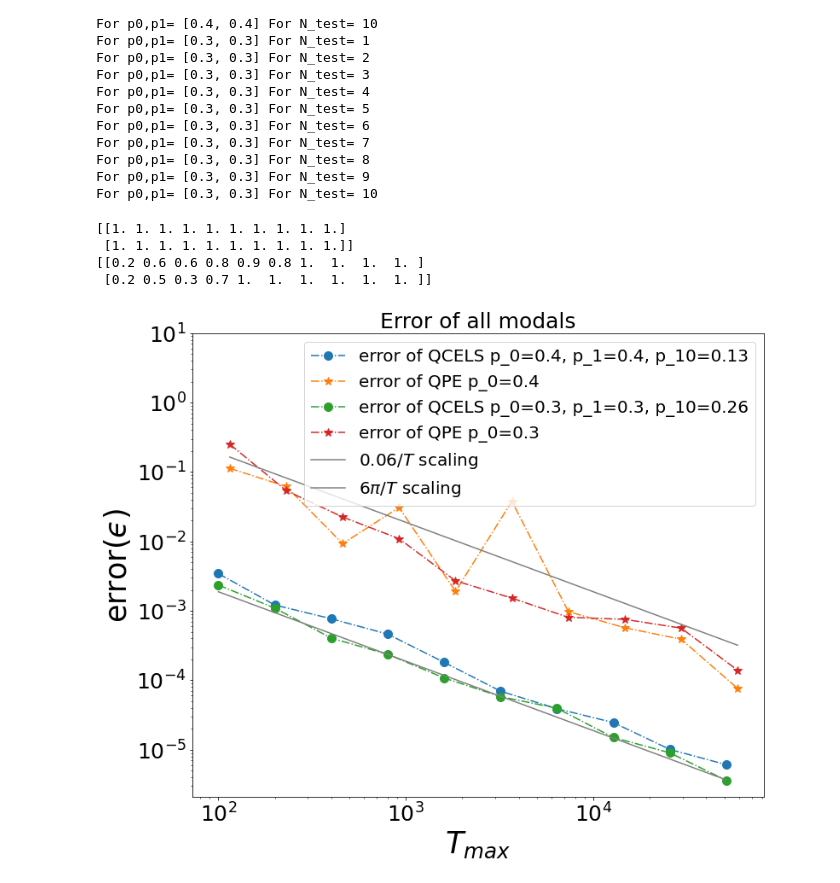
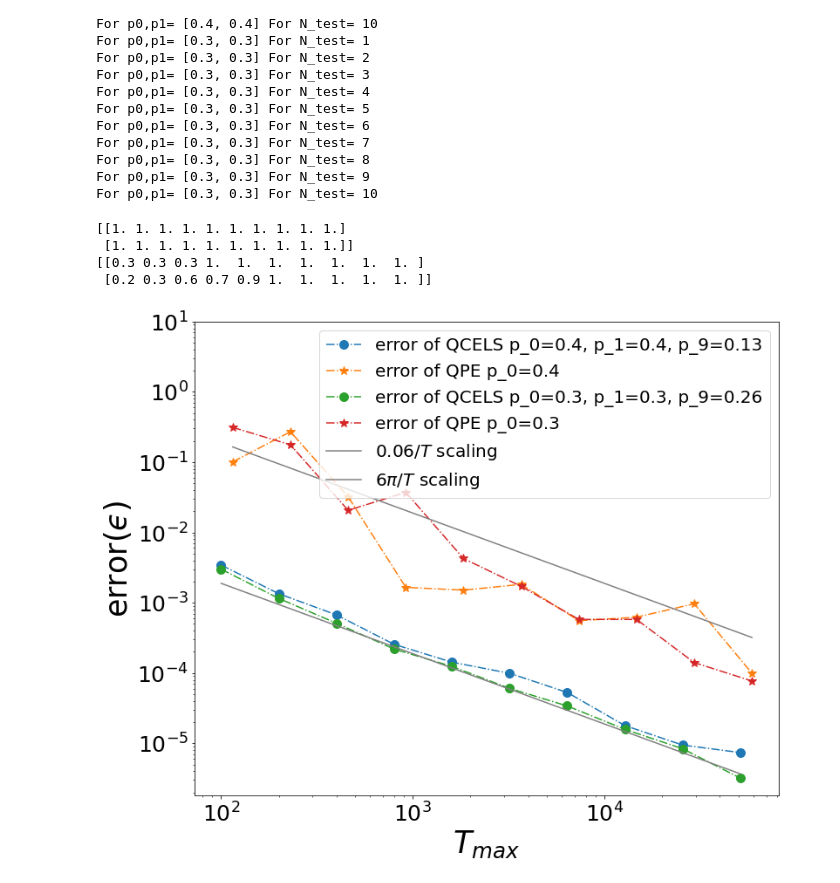
Before and after one commit to zhiyanding/MM-QCELS, a Jupyter notebook: compare_QCELS_QPE_tfim_8sites.ipynb, the cells around one changed output. Cells and saved outputs as stored; diff of their text form; code cells hidden in the pictures.

```diff
--- a/compare_QCELS_QPE_tfim_8sites.ipynb
+++ b/compare_QCELS_QPE_tfim_8sites.ipynb
@@ -46,7 +46,7 @@ plt.plot(spectrum, population,'b-o');plt.show()
 [figure]
 # %%
 p0_array = np.array([0.4,0.3], dtype='float') #initial overlap with the first eigenvector
-p1_array=np.array([0.4,0.3], dtype='float') #initial overlap with the second eigenvector
+p1_array=np.array([0.3,0.3], dtype='float') #initial overlap with the second eigenvector
 p9_array=np.array([0,0], dtype='float')
 T_gap = 115
 N_test_QCELS = 10  #number of different circuit depths for QCELS test
@@ -145,48 +145,46 @@ print(rate_success_QCELS)
 print(rate_success_QPE)
 fig1=plt.figure(figsize=(12,10))
 plt.plot(max_T_QCELS[0,:],err_QCELS[0,:],linestyle="-.",marker="o",
-         label="error of QCELS p_0={}, p_1={}, p_10={}".format(p0_array[0],p1_array[0],p9_array[0]))
+         label="error of QCELS p_0={}, p_1={}, p_9={}".format(p0_array[0],p1_array[0],p9_array[0]))
 plt.plot(T_list_QPE,err_QPE[0,:],linestyle="-.",marker="*",
          label="error of QPE p_0={}".format(p0_array[0]))
 plt.plot(max_T_QCELS[1,:],err_QCELS[1,:],linestyle="-.",marker="o",
-         label="error of QCELS p_0={}, p_1={}, p_10={}".format(p0_array[1],p1_array[1],p9_array[1]))
+         label="error of QCELS p_0={}, p_1={}, p_9={}".format(p0_array[1],p1_array[1],p9_array[1]))
 plt.plot(T_list_QPE,err_QPE[1,:],linestyle="-.",marker="*",
          label="error of QPE p_0={}".format(p0_array[1]))
 plt.plot(max_T_QCELS[0,:],0.06*np.pi/max_T_QCELS[0,:],linestyle="-",color="grey",label="$0.06/T$ scaling")
 plt.plot(T_list_QPE,6*np.pi/T_list_QPE,linestyle="-",color="grey",label="$6\pi/T$ scaling")
 plt.xlabel("$T_{max}$",fontsize=35)
 plt.ylabel("error($ϵ$)",fontsize=35)
 plt.xticks(fontsize=25)
 plt.yticks(fontsize=25)
 plt.xscale("log")
 plt.yscale("log")
 plt.ylim(top=10)
 plt.legend(fontsize=20)
-plt.title('Error of all modals',fontsize=25)
 plt.savefig('TFIM_depth_8_all.pdf')
 fig2=plt.figure(figsize=(12,10))
 plt.plot(cost_list_avg_QCELS[0,:],err_QCELS[0,:],linestyle="-.",marker="o",
-         label="error of QCELS p_0={}, p_1={}, p_10={}".format(p0_array[0],p1_array[0],p9_array[0]))
+         label="error of QCELS p_0={}, p_1={}, p_9={}".format(p0_array[0],p1_array[0],p9_array[0]))
 plt.plot(cost_list_avg_QPE[0,:],err_QPE[0,:],linestyle="-.",marker="*",
          label="error of QPE p_0={}".format(p0_array[0]))
 plt.plot(cost_list_avg_QCELS[1,:],err_QCELS[1,:],linestyle="-.",marker="o",
-         label="error of QCELS p_0={}, p_1={}, p_10={}".format(p0_array[1],p1_array[1],p9_array[1]))
+         label="error of QCELS p_0={}, p_1={}, p_9={}".format(p0_array[1],p1_array[1],p9_array[1]))
 plt.plot(cost_list_avg_QPE[1,:],err_QPE[1,:],linestyle="-.",marker="*",
          label="error of QPE p_0={}".format(p0_array[1]))
 plt.xlabel("$T_{total}$",fontsize=35)
 plt.ylabel("error($ϵ$)",fontsize=35)
 plt.xticks(fontsize=25)
 plt.yticks(fontsize=25)
 plt.xscale("log")
 plt.yscale("log")
 plt.ylim(top=10)
 plt.legend(fontsize=23)
-plt.title('Error of all modals',fontsize=25)
 plt.savefig('TFIM_cost_8_all.pdf')
 plt.show()
 # %% [output]
 [[1. 1. 1. 1. 1. 1. 1. 1. 1. 1.]
  [1. 1. 1. 1. 1. 1. 1. 1. 1. 1.]]
-[[0.2 0.6 0.6 0.8 0.9 0.8 1.  1.  1.  1. ]
- [0.2 0.5 0.3 0.7 1.  1.  1.  1.  1.  1. ]]
+[[0.3 0.3 0.3 1.  1.  1.  1.  1.  1.  1. ]
+ [0.2 0.3 0.6 0.7 0.9 1.  1.  1.  1.  1. ]]
-[figure, old version]
+[figure, new version]
```
Also changed, not shown: parts of 3 cells of this notebook, 16 other files.
